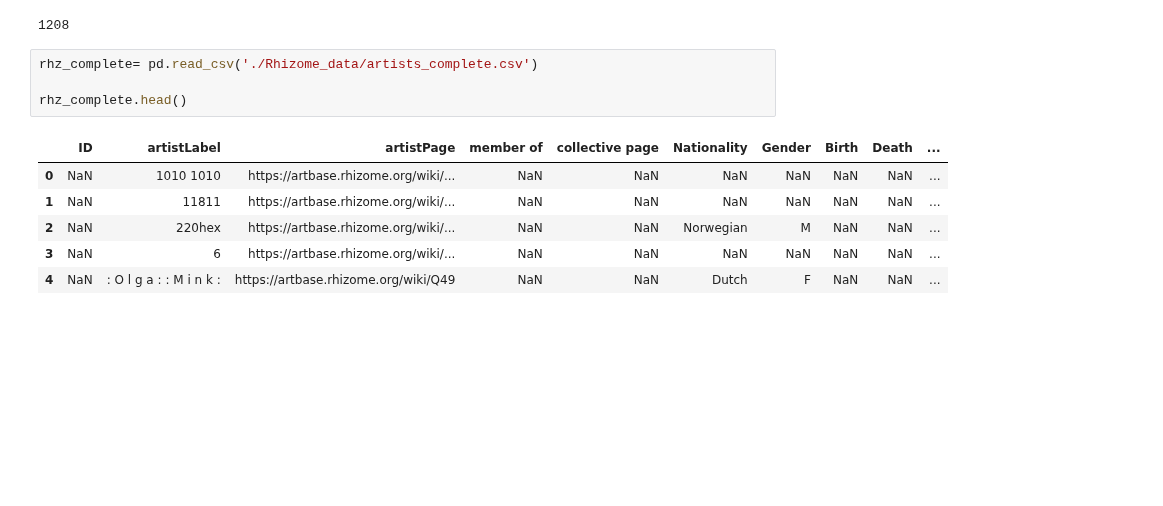
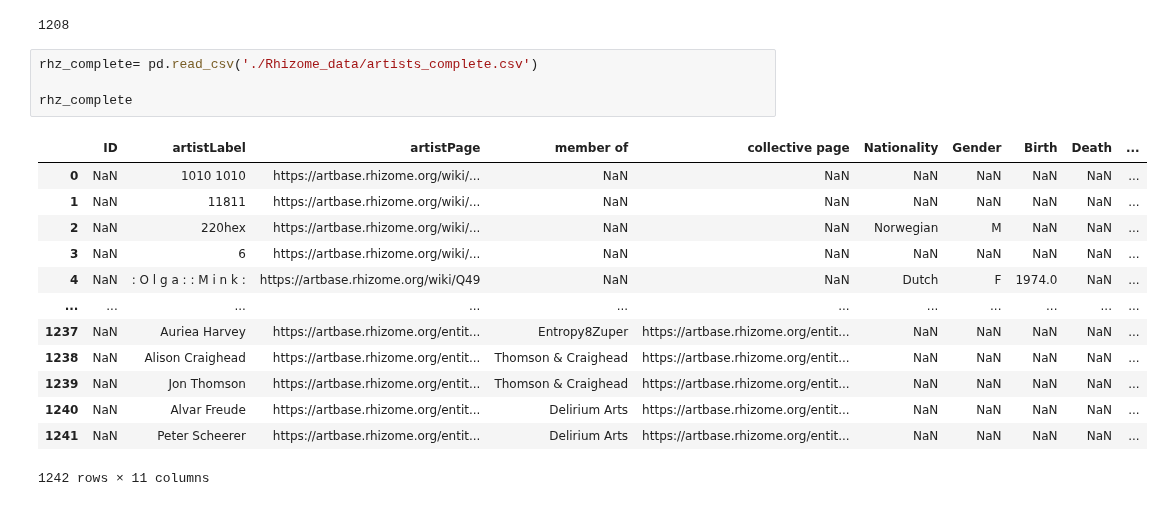
Before and after one commit to laurentfintoni/Net-Art-Rev, a Jupyter notebook: Project.ipynb, the cells around one changed output. Cells and saved outputs as stored; diff of their text form; blank space fills up the shorter version.

```diff
--- a/Project.ipynb
+++ b/Project.ipynb
@@ -144,11 +144,18 @@ with open(path+'cleaned_artworks.csv','r') as myfile:
 # %%
 rhz_complete= pd.read_csv('./Rhizome_data/artists_complete.csv')
 
-rhz_complete.head()
+rhz_complete
 # %% [output]
 |  | ID | artistLabel | artistPage | member of | collective page | Nationality | Gender | Birth | Death | ... |
 | 0 | NaN | 1010 1010 | https://artbase.rhizome.org/wiki/... | NaN | NaN | NaN | NaN | NaN | NaN | ... |
 | 1 | NaN | 11811 | https://artbase.rhizome.org/wiki/... | NaN | NaN | NaN | NaN | NaN | NaN | ... |
 | 2 | NaN | 220hex | https://artbase.rhizome.org/wiki/... | NaN | NaN | Norwegian | M | NaN | NaN | ... |
 | 3 | NaN | 6 | https://artbase.rhizome.org/wiki/... | NaN | NaN | NaN | NaN | NaN | NaN | ... |
-| 4 | NaN | : O l g a : : M i n k : | https://artbase.rhizome.org/wiki/Q49 | NaN | NaN | Dutch | F | NaN | NaN | ... |
+| 4 | NaN | : O l g a : : M i n k : | https://artbase.rhizome.org/wiki/Q49 | NaN | NaN | Dutch | F | 1974.0 | NaN | ... |
+| ... | ... | ... | ... | ... | ... | ... | ... | ... | ... | ... |
+| 1237 | NaN | Auriea Harvey | https://artbase.rhizome.org/entit... | Entropy8Zuper | https://artbase.rhizome.org/entit... | NaN | NaN | NaN | NaN | ... |
+| 1238 | NaN | Alison Craighead | https://artbase.rhizome.org/entit... | Thomson & Craighead | https://artbase.rhizome.org/entit... | NaN | NaN | NaN | NaN | ... |
+| 1239 | NaN | Jon Thomson | https://artbase.rhizome.org/entit... | Thomson & Craighead | https://artbase.rhizome.org/entit... | NaN | NaN | NaN | NaN | ... |
+| 1240 | NaN | Alvar Freude | https://artbase.rhizome.org/entit... | Delirium Arts | https://artbase.rhizome.org/entit... | NaN | NaN | NaN | NaN | ... |
+| 1241 | NaN | Peter Scheerer | https://artbase.rhizome.org/entit... | Delirium Arts | https://artbase.rhizome.org/entit... | NaN | NaN | NaN | NaN | ... |
+1242 rows × 11 columns
```
Also changed, not shown: 19 other files.
